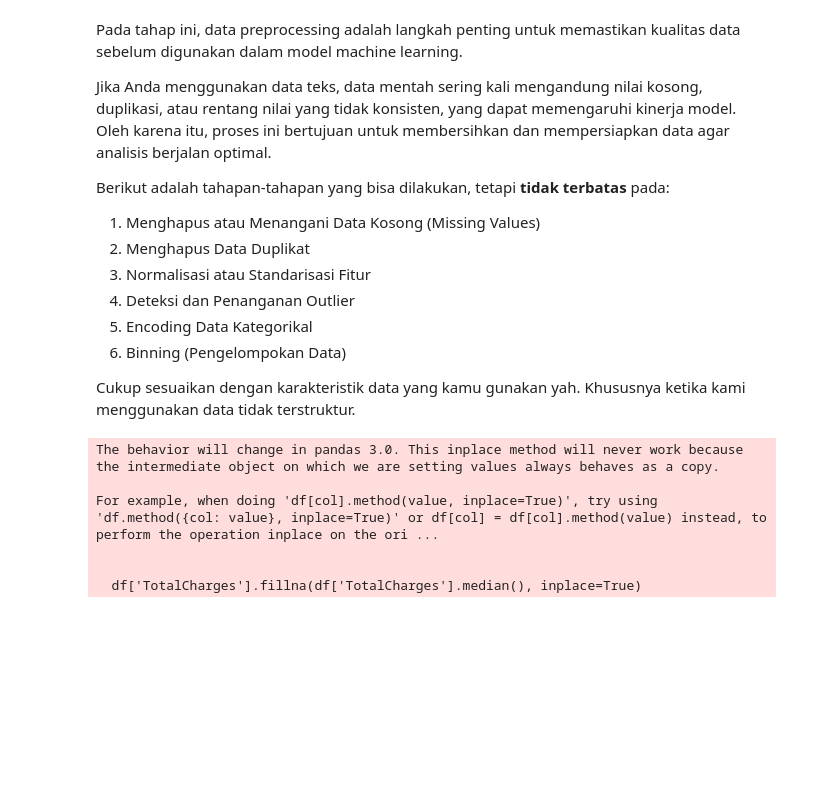
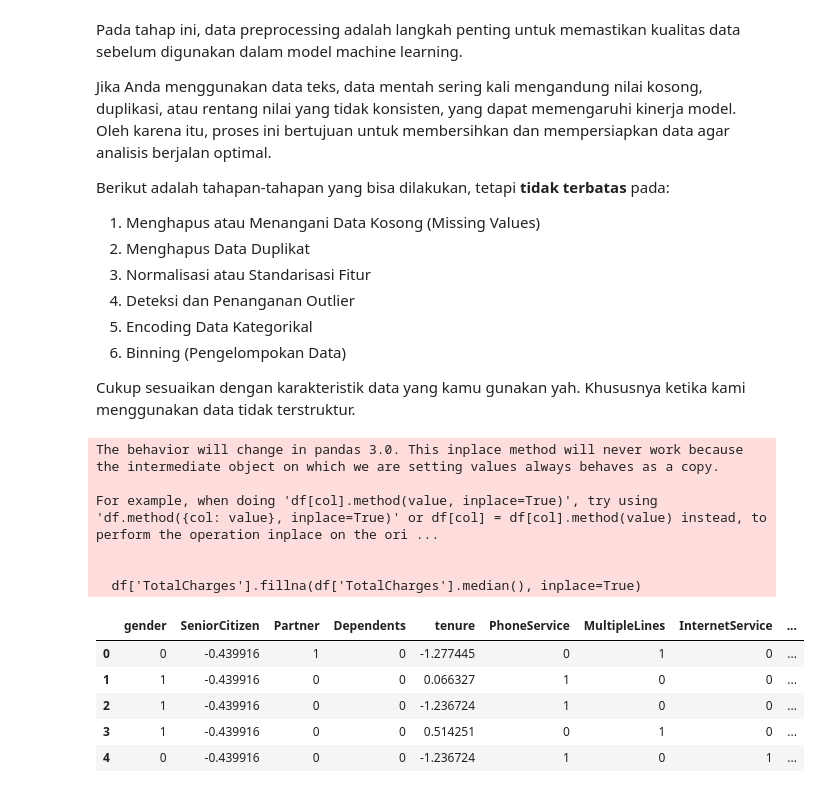
Before and after one commit to isyraffajar/Eksperimen_SML_IsyrafFajar, a Jupyter notebook: preprocessing/Eksperimen_MSML_Isyraffajar.ipynb, the cells around one changed output. Drawn from its saved outputs; the diff is of its cells as text; code cells hidden in the pictures; blank space fills up the shorter version.

Commit message:
nampilin head setelah preproces

```diff
--- a/preprocessing/Eksperimen_MSML_Isyraffajar.ipynb
+++ b/preprocessing/Eksperimen_MSML_Isyraffajar.ipynb
@@ -148,5 +148,15 @@ for col in categorical_cols:
 numerical_cols = ['tenure', 'MonthlyCharges', 'TotalCharges', 'SeniorCitizen']
 scaler = StandardScaler()
 df[numerical_cols] = scaler.fit_transform(df[numerical_cols])
+# %%
+# info setelah preprocessing
+df.head()
+# %% [output]
+|  | gender | SeniorCitizen | Partner | Dependents | tenure | PhoneService | MultipleLines | InternetService | ... |
+| 0 | 0 | -0.439916 | 1 | 0 | -1.277445 | 0 | 1 | 0 | ... |
+| 1 | 1 | -0.439916 | 0 | 0 | 0.066327 | 1 | 0 | 0 | ... |
+| 2 | 1 | -0.439916 | 0 | 0 | -1.236724 | 1 | 0 | 0 | ... |
+| 3 | 1 | -0.439916 | 0 | 0 | 0.514251 | 0 | 1 | 0 | ... |
+| 4 | 0 | -0.439916 | 0 | 0 | -1.236724 | 1 | 0 | 1 | ... |
 # %%
 df.to_csv("Customer-Churn_processed.csv", index=False)
```
